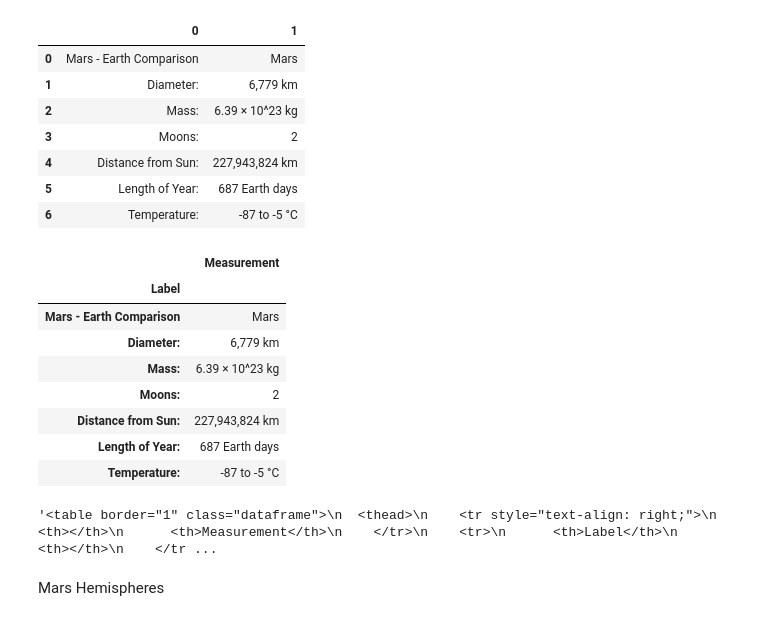
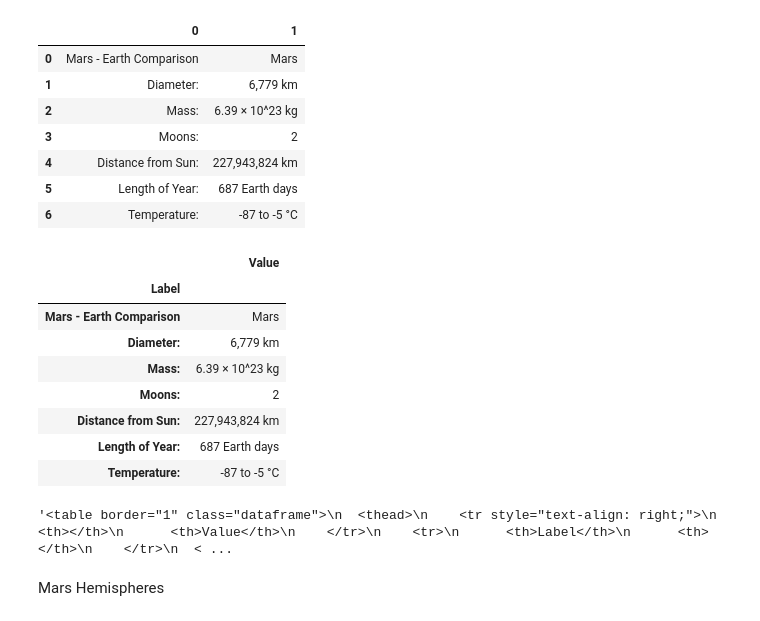
Before and after one commit to vyshnalluri/web-scraping-challenge, a Jupyter notebook: Missions_to_Mars/mission_to_mars.ipynb, the cells around one changed output. Saved outputs shown, nothing was run; the diff lists cells and outputs as text; code cells hidden in the pictures.

```diff
--- a/Missions_to_Mars/mission_to_mars.ipynb
+++ b/Missions_to_Mars/mission_to_mars.ipynb
@@ -102,11 +102,11 @@ mars_facts_df
 | 5 | Length of Year: | 687 Earth days |
 | 6 | Temperature: | -87 to -5 °C |
 # %%
-mars_facts_df.columns = ["Label", "Measurement"]
+mars_facts_df.columns = ["Label", "Value"]
 mars_facts_df = mars_facts_df.set_index("Label")
 mars_facts_df
 # %% [output]
-|  | Measurement |
+|  | Value |
 | Label |  |
 | Mars - Earth Comparison | Mars |
 | Diameter: | 6,779 km |
@@ -118,7 +118,7 @@ mars_facts_df
 # %%
 mars_facts_df.to_html()
 # %% [output]
-'<table border="1" class="dataframe">\n  <thead>\n    <tr style="text-align: right;">\n      <th></th>\n      <th>Measurement</th>\n    </tr>\n    <tr>\n      <th>Label</th>\n      <th></th>\n    </tr ...
+'<table border="1" class="dataframe">\n  <thead>\n    <tr style="text-align: right;">\n      <th></th>\n      <th>Value</th>\n    </tr>\n    <tr>\n      <th>Label</th>\n      <th></th>\n    </tr>\n  < ...
 # %% [markdown]
 Mars Hemispheres
 # %%
```
Also changed, not shown: parts of 7 cells of this notebook, 2 other files.
